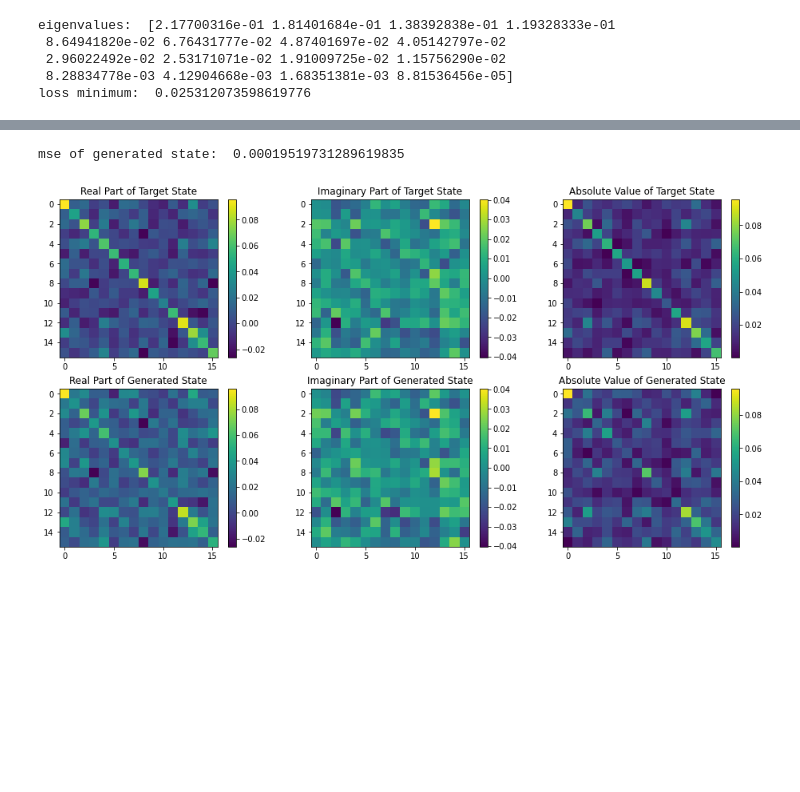
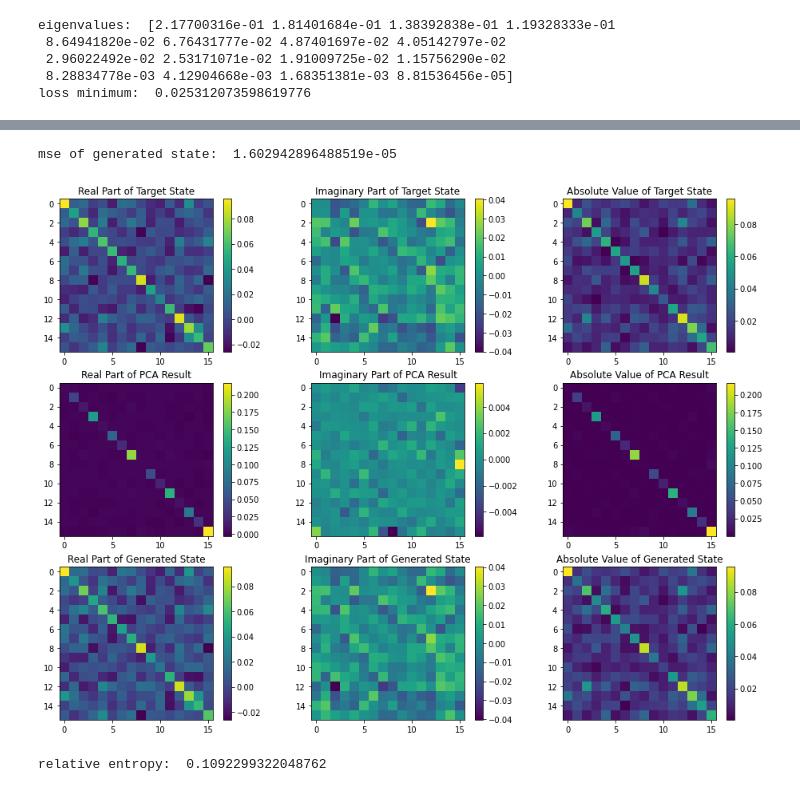
Before and after one commit to haimengzhao/g-qpca, a Jupyter notebook: qpca_gen.ipynb, the cells around one changed output, grey strips where cells are left out. Drawn from its saved outputs; the diff is of its cells as text; code cells hidden in the pictures; blank space fills up the shorter version.

Commit message:
more plot

```diff
--- a/qpca_gen.ipynb
+++ b/qpca_gen.ipynb
@@ -210,40 +213,58 @@ def generator(pca_eigs, n_layers, variational_params):
     return qml.density_matrix(list(range(n)))
 # %%
 # truncate eigenvalues
-n_trunc = 4
+n_trunc = 8
 trunc_pca_eigs = np.pad(pca_eigen[:n_trunc]/np.sum(pca_eigen[:n_trunc]), (0, n ** 2 - n_trunc), 'constant')[order]
 gen_state = generator(trunc_pca_eigs, n_layers, var_params)
 
 # print('real eigs sorted:\n', S)
 # print('pca eigs sorted:\n', pca_eigen)
 # print('pca eigs:\n', np.diag(pca_state))
 # print('trunc pca eigs:\n', trunc_pca_eigs)
 
 print('mse of generated state: ', np.mean(np.abs(gen_state - target_state)**2))
 
-fig, ax = plt.subplots(2, 3, figsize=(16, 8))
+fig, ax = plt.subplots(3, 3, figsize=(16, 12))
 
 im_target_real = ax[0][0].imshow(np.real(target_state))
 ax[0][0].set_title('Real Part of Target State')
 plt.colorbar(im_target_real, ax=ax[0][0])
 im_target_imag = ax[0][1].imshow(np.imag(target_state))
 ax[0][1].set_title('Imaginary Part of Target State')
 plt.colorbar(im_target_imag, ax=ax[0][1])
 im_target_abs = ax[0][2].imshow(np.abs(target_state))
 ax[0][2].set_title('Absolute Value of Target State')
 plt.colorbar(im_target_abs, ax=ax[0][2])
 
-im_gen_real = ax[1][0].imshow(np.real(gen_state))
-ax[1][0].set_title('Real Part of Generated State')
-plt.colorbar(im_target_real, ax=ax[1][0])
-im_gen_imag = ax[1][1].imshow(np.imag(gen_state))
-ax[1][1].set_title('Imaginary Part of Generated State')
-plt.colorbar(im_target_imag, ax=ax[1][1])
-im_gen_abs = ax[1][2].imshow(np.abs(gen_state))
-ax[1][2].set_title('Absolute Value of Generated State')
-plt.colorbar(im_target_abs, ax=ax[1][2])
+im_pca_real = ax[1][0].imshow(np.real(pca_state))
+ax[1][0].set_title('Real Part of PCA Result')
+plt.colorbar(im_pca_real, ax=ax[1][0])
+im_pca_imag = ax[1][1].imshow(np.imag(pca_state))
+ax[1][1].set_title('Imaginary Part of PCA Result')
+plt.colorbar(im_pca_imag, ax=ax[1][1])
+im_pca_abs = ax[1][2].imshow(np.abs(pca_state))
+ax[1][2].set_title('Absolute Value of PCA Result')
+plt.colorbar(im_pca_abs, ax=ax[1][2])
+
+im_gen_real = ax[2][0].imshow(np.real(gen_state))
+ax[2][0].set_title('Real Part of Generated State')
+plt.colorbar(im_target_real, ax=ax[2][0])
+im_gen_imag = ax[2][1].imshow(np.imag(gen_state))
+ax[2][1].set_title('Imaginary Part of Generated State')
+plt.colorbar(im_target_imag, ax=ax[2][1])
+im_gen_abs = ax[2][2].imshow(np.abs(gen_state))
+ax[2][2].set_title('Absolute Value of Generated State')
+plt.colorbar(im_target_abs, ax=ax[2][2])
 
 plt.show()
 # %% [output]
-mse of generated state:  0.00019519731289619835
+mse of generated state:  1.602942896488519e-05
-[figure, old version]
+[figure, new version]
+# %%
+# relative entropy
+from scipy.linalg import logm
+def relative_entropy(rho, sigma):
+    return -np.real(np.trace(np.dot(rho, logm(sigma)-logm(rho))))
+print('relative entropy: ', relative_entropy(gen_state, target_state))
+# %% [output]
+relative entropy:  0.1092299322048762
```
Also changed, not shown: parts of 4 cells of this notebook.
